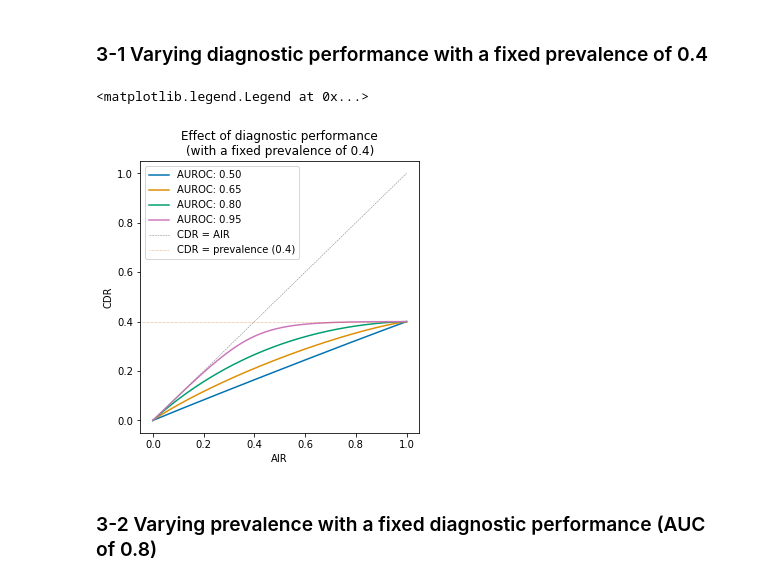
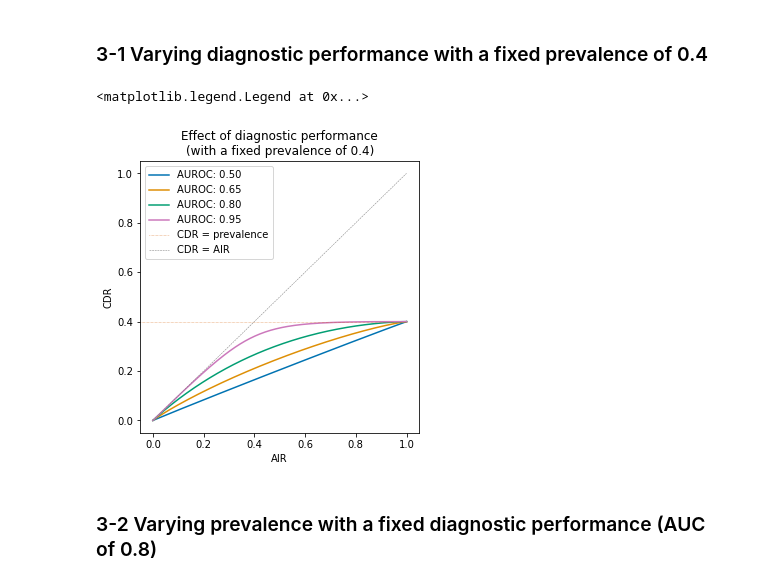
Before and after one commit to hnakai17/Performance_metrics_ProstateMRI, a Jupyter notebook: Simulation.ipynb, the cells around one changed output. Cells and saved outputs as stored; diff of their text form; code cells hidden in the pictures.

```diff
--- a/Simulation.ipynb
+++ b/Simulation.ipynb
@@ -194,12 +194,12 @@ def create_plots(mean_dif, prev, ax=None, ax_row=None, plot=True, ret=False):
         ax[ax_row, 3].set_title(f"AIR and CDR\n(a distance of {mean_dif} SD and a prevalence of {prev})")
         ax[ax_row, 3].set_xlabel("AIR")
         ax[ax_row, 3].set_ylabel("CDR")
-        ax[ax_row, 3].plot(x, x, label=f"CDR = AIR", ls='--', lw=1,  c="#7f7f7f")
         ax[ax_row, 3].scatter(0,0, color=color_list[c1], s=s)
         ax[ax_row, 3].scatter(1,prev, color=color_list[c2], s=s)
         ax[ax_row, 3].set_xlim((-0.05, 1.05))
         ax[ax_row, 3].set_ylim((-0.05, 1.05))
-        ax[ax_row, 3].hlines(y=prev, xmin=-0.05, xmax=1, color=color_list[3], ls=':', lw=1, label=f'CDR = prevalence ({prev})')
+        ax[ax_row, 3].hlines(y=prev, xmin=-0.05, xmax=1, color=color_list[3], ls=':', lw=1, label=f'CDR = prevalence')
+        ax[ax_row, 3].plot(x, x, label=f"CDR = AIR", ls='--', lw=1,  c="#7f7f7f")
         ax[ax_row, 3].legend(bbox_to_anchor=(1, 0.1), loc="center right")
     if ret:
         return {"score":score, "sens":sens, "spec":spec, "AUC":AUC, "CDR":CDR, "AIR":AIR}
@@ -265,30 +265,29 @@ def getNearest_index(ds, num):
 # %%
 plt.figure(figsize=(5,5))
 # AIR/CDR plots in AUC of 0.5, 0.65, 0.8, and 0.95
 for i, AUC in enumerate([0.50, 0.65, 0.80, 0.95]):
     ind_closeAUC = getNearest_index(results["AUC"], AUC)
     # prevelence = 0.4 -> ind_closeAUC+1
     ds_closeAUC = results.loc[ind_closeAUC+1]
     # define color
     if not i==3:
         color=color_list[i]
     else:
         color=color_list[4]
     plt.plot(ds_closeAUC["AIR"], ds_closeAUC["CDR"], label=f"AUROC: {AUC:.2f}", color=color)
     plt.ylim((-0.05, 1.05))
     plt.xlim((-0.05, 1.05))
 
 x = np.linspace(0,1,1000)
+plt.hlines(y=0.4, xmin=-0.05, xmax=1, colors=color_list[3], ls=':', lw=0.5, label=f'CDR = prevalence')
 plt.plot(x, x, label=f"CDR = AIR", ls='--', lw=0.5,  c="#7f7f7f")
-
-plt.hlines(y=0.4, xmin=-0.05, xmax=1, colors=color_list[3], ls=':', lw=0.5, label=f'CDR = prevalence (0.4)')
 plt.title("Effect of diagnostic performance\n(with a fixed prevalence of 0.4)")
 plt.xlabel("AIR")
 plt.ylabel("CDR")
 plt.legend()
 # %% [output]
 <matplotlib.legend.Legend at 0x...>
-[figure, old version]
+[figure, new version]
 # %% [markdown]
 ### 3-2 Varying prevalence with a fixed diagnostic performance (AUC of 0.8)
 # %%
```
Also changed, not shown: parts of 1 cell of this notebook.
